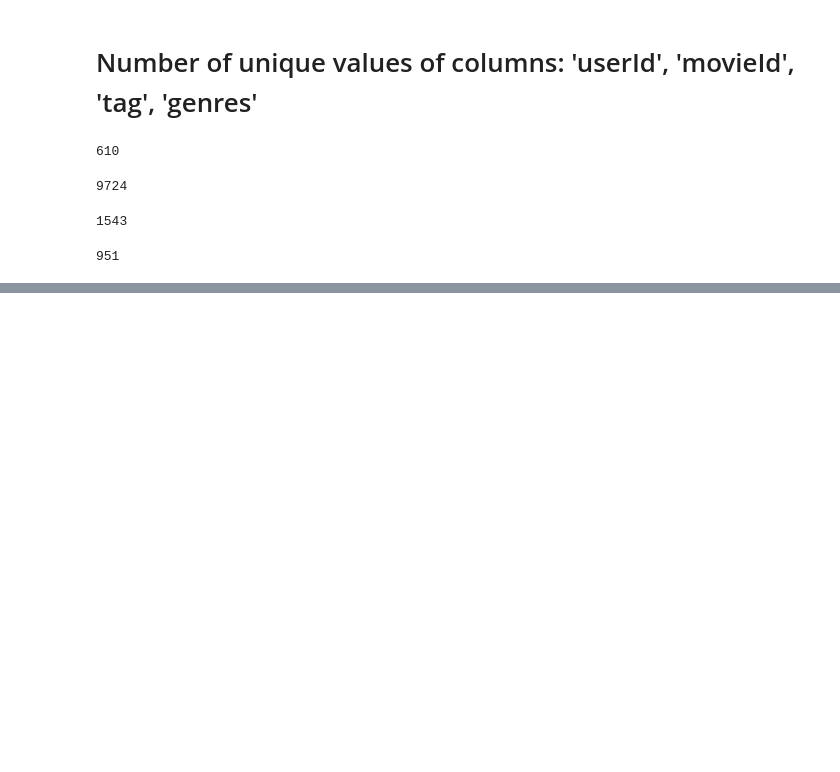
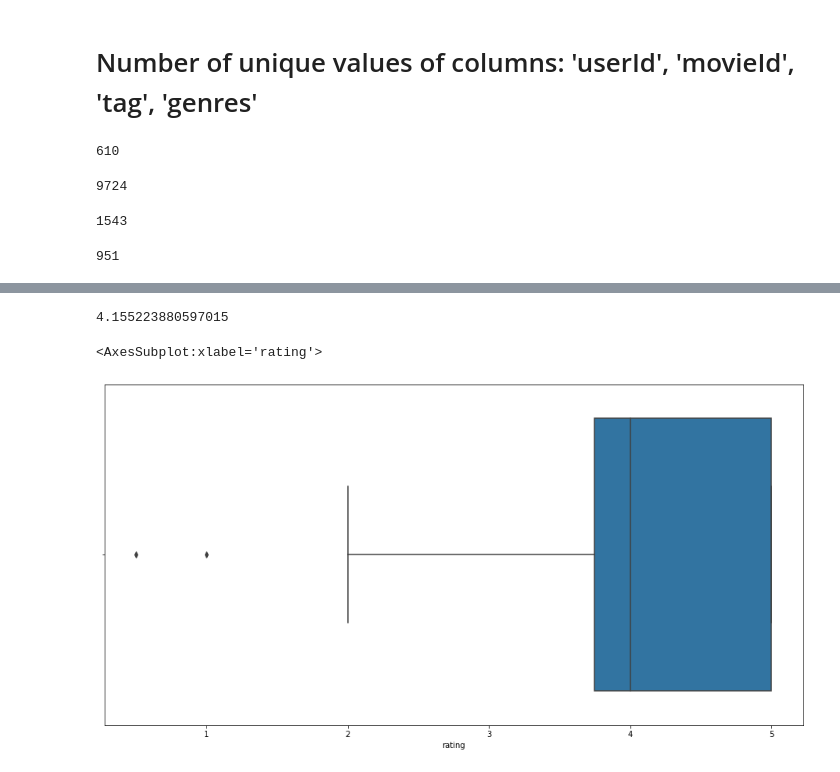
Before and after one commit to calvintirrell/Movie_Data, a Jupyter notebook: movies_shows_data.ipynb, the cells around one changed output, grey strips where cells are left out. Cells and saved outputs as stored; diff of their text form; code cells hidden in the pictures; blank space fills up the shorter version.

```diff
--- a/movies_shows_data.ipynb
+++ b/movies_shows_data.ipynb
@@ -289,0 +332,3 @@ user_genre_grouped
+# %%
+forrest_gump_data = merged_data[merged_data['title'] == 'Forrest Gump (1994)']
+forrest_gump_data
@@ -289,0 +349,11 @@ user_genre_grouped
+# %%
+# Average rating over 4 with 335 unique views is quite good
+forrest_gump_data['rating'].mean()
+# %% [output]
+4.155223880597015
+# %%
+f, ax = plt.subplots(figsize=(16, 8))
+sns.boxplot(data=forrest_gump_data, x='rating')
+# %% [output]
+<AxesSubplot:xlabel='rating'>
+[figure, added]
```
Also changed, not shown: parts of 20 cells of this notebook.
